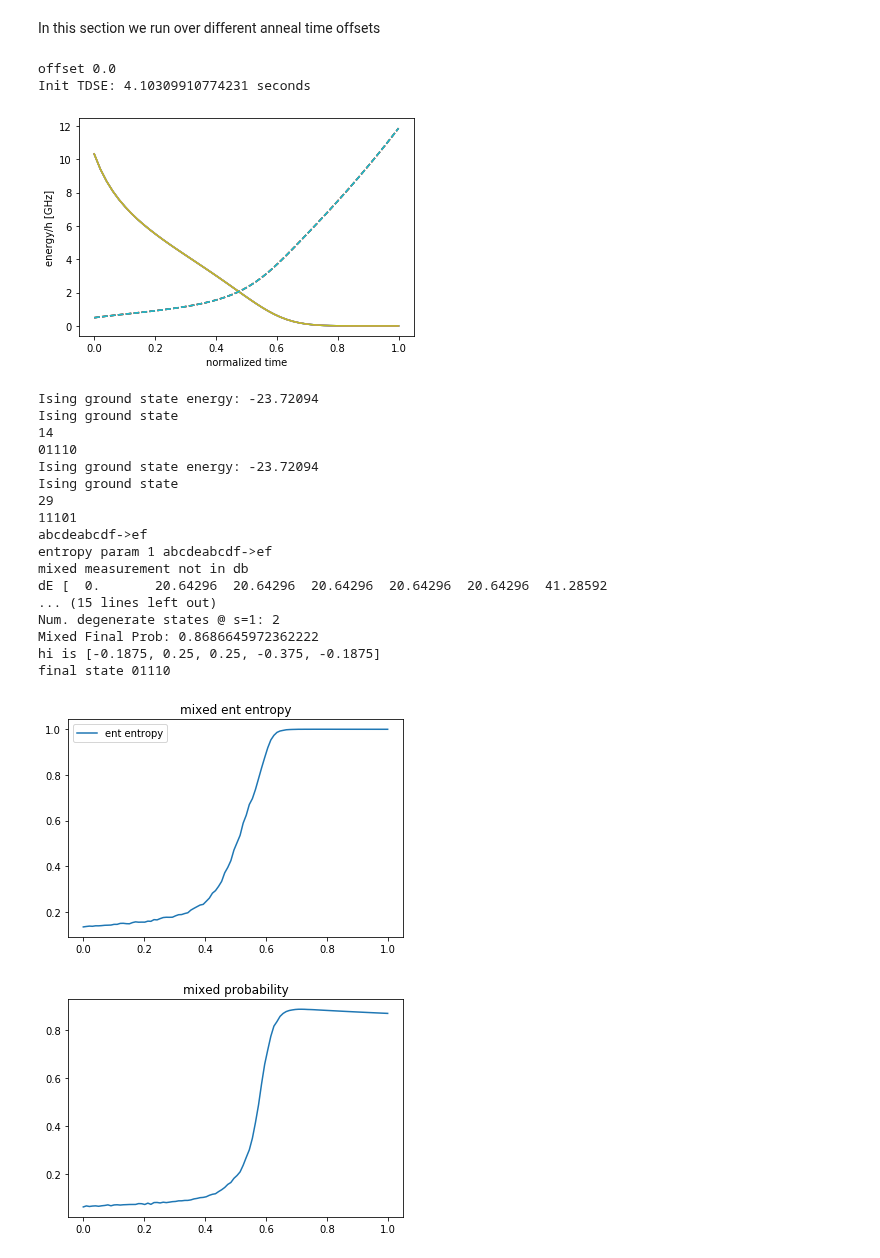
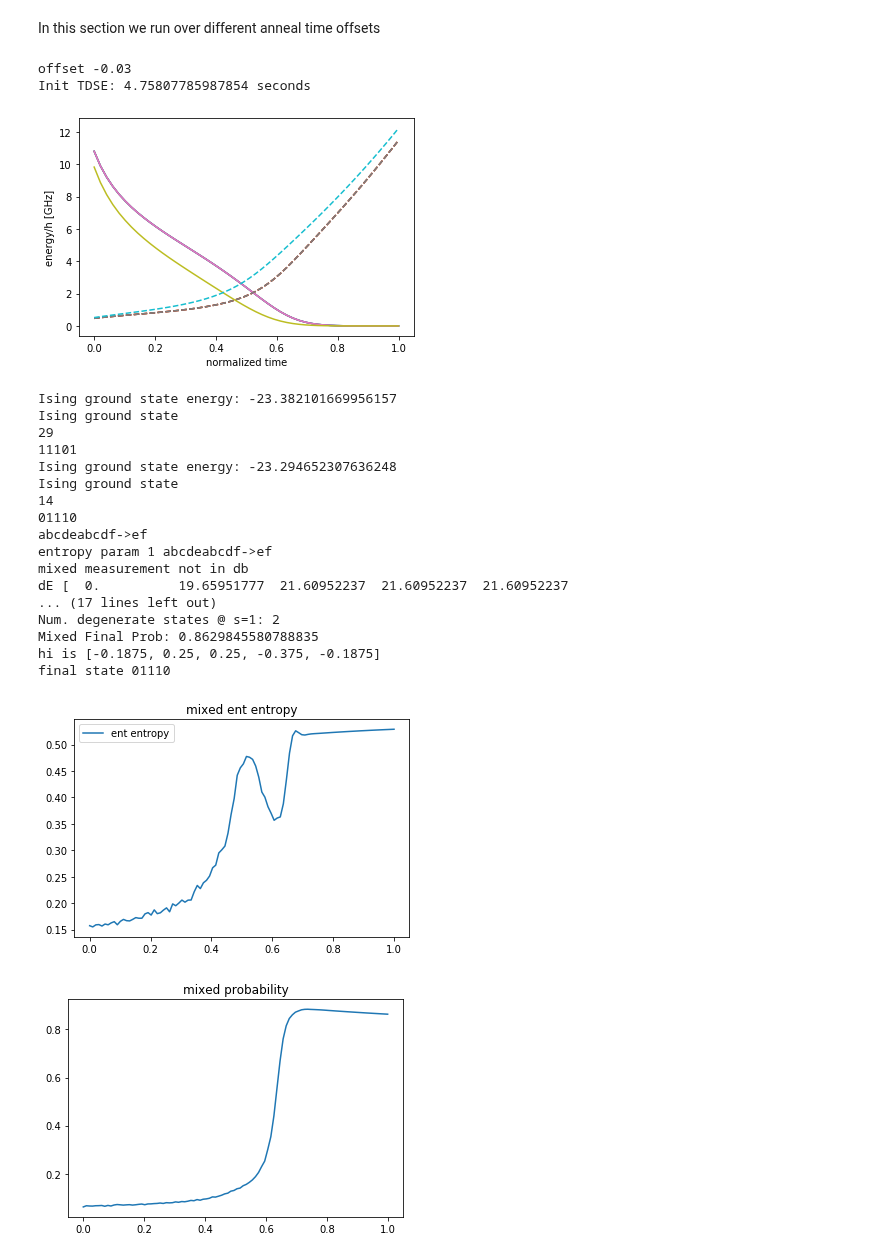
Before and after one commit to cchang5/quantum_linear_programming, a Jupyter notebook: notebooks/runs/run7.ipynb, the cells around one changed output. Saved outputs shown, nothing was run; the diff lists cells and outputs as text; code cells hidden in the pictures.

```diff
--- a/notebooks/runs/run7.ipynb
+++ b/notebooks/runs/run7.ipynb
@@ -147,7 +147,7 @@ pure_tdse = False
 
 mixed_tdse = True
 temp = 0.04
-gamma = 1/80 #1/300 # 1/ns
+gamma = 1/60 #1/300 # 1/ns
 # %% [markdown]
 ## Output parameters
 # %% [markdown]
@@ -169,7 +169,7 @@ In this section we run over different anneal time offsets
 
 # brute force solving time-dependent schrodinger equation to simulate quantum annealing for small systems
 result = dict()
-offset_min_list = [0.0]
+offset_min_list = [-0.03]
 Aoffset = 0
 
 for offset_min in offset_min_list:
@@ -369,44 +369,44 @@ for offset_min in offset_min_list:
             )
         # calculate entropy
         with open(query.solution.path, "rb") as file:
             sol = pickle.load(file)
         entropy = np.asarray(
                 [
                     tdse.ent_entropy(np.kron(sol.y[:, i], np.conj(sol.y[:, i])), nA, indicesA, reg)
                     for i in range(sol.t.size)
                 ]
             ).real
         # plot entropy
         plt.figure("pure entropy")
         plt.plot(query.time, entropy)
         plt.legend(["ent entropy"])
         plt.title("pure ent entropy")
         # plot overlap with Ising g.s.
         plt.figure("pure probability")
         plt.plot(query.time, query.prob)
         plt.title("pure probability")
         print(f"Pure Final Prob: {query.prob[-1]}")
 # %% [output]
-offset 0.0
-Init TDSE: 4.10309910774231 seconds
+offset -0.03
+Init TDSE: 4.75807785987854 seconds
-[figure, old version]
+[figure, new version]
-Ising ground state energy: -23.72094
+Ising ground state energy: -23.382101669956157
+Ising ground state
+29
+11101
+Ising ground state energy: -23.294652307636248
 Ising ground state
 14
 01110
-Ising ground state energy: -23.72094
-Ising ground state
-29
-11101
 abcdeabcdf->ef
 entropy param 1 abcdeabcdf->ef
 mixed measurement not in db
-dE [  0.       20.64296  20.64296  20.64296  20.64296  20.64296  41.28592
-... (15 lines left out)
+dE [  0.          19.65951777  21.60952237  21.60952237  21.60952237
+... (17 lines left out)
 Num. degenerate states @ s=1: 2
-Mixed Final Prob: 0.8686645972362222
+Mixed Final Prob: 0.8629845580788835
 hi is [-0.1875, 0.25, 0.25, -0.375, -0.1875]
 final state 01110
-[figure, old version]
+[figure, new version]
-[figure, old version]
+[figure, new version]
 [figure]
```
Also changed, not shown: parts of 2 cells of this notebook, 30 other files.
